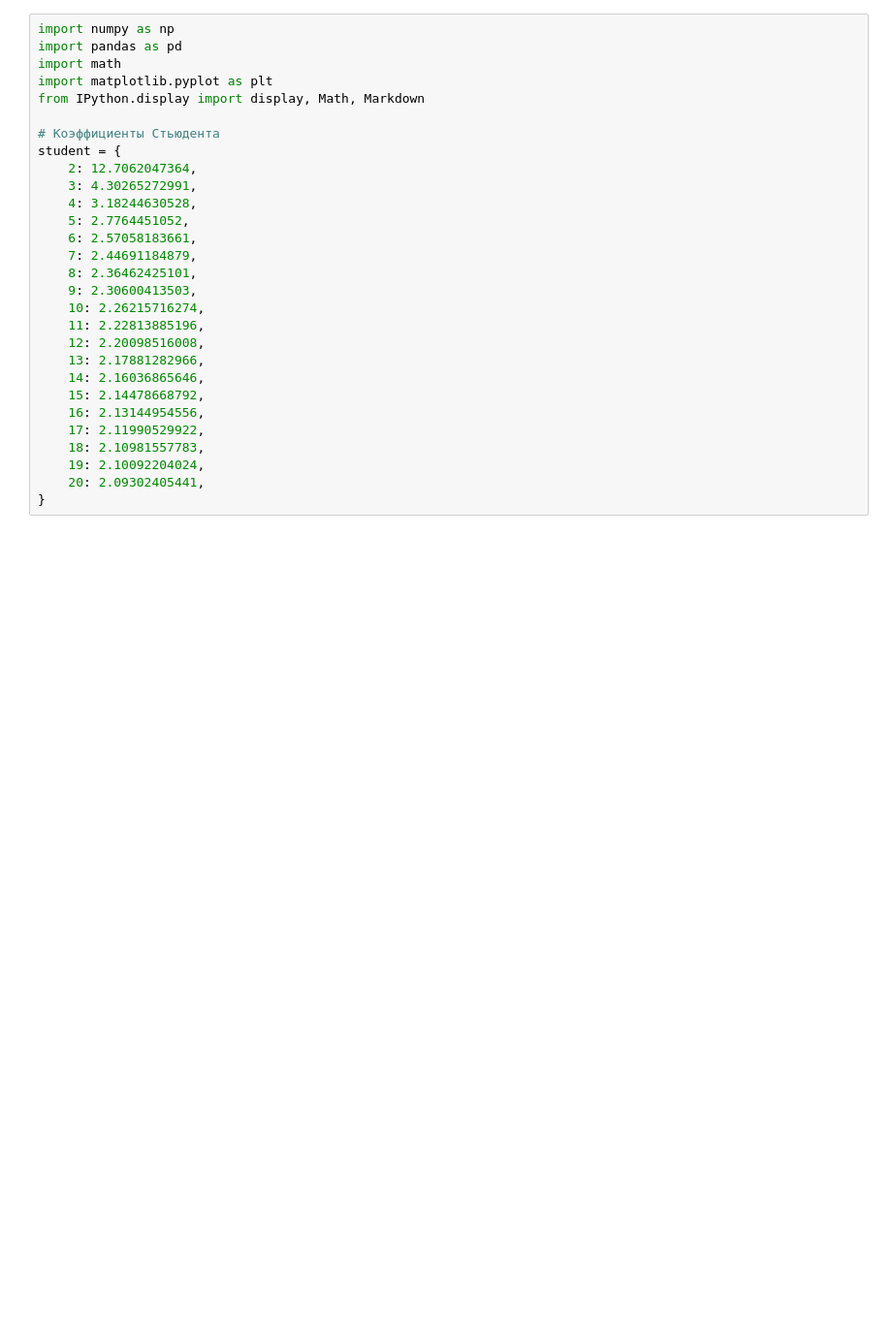
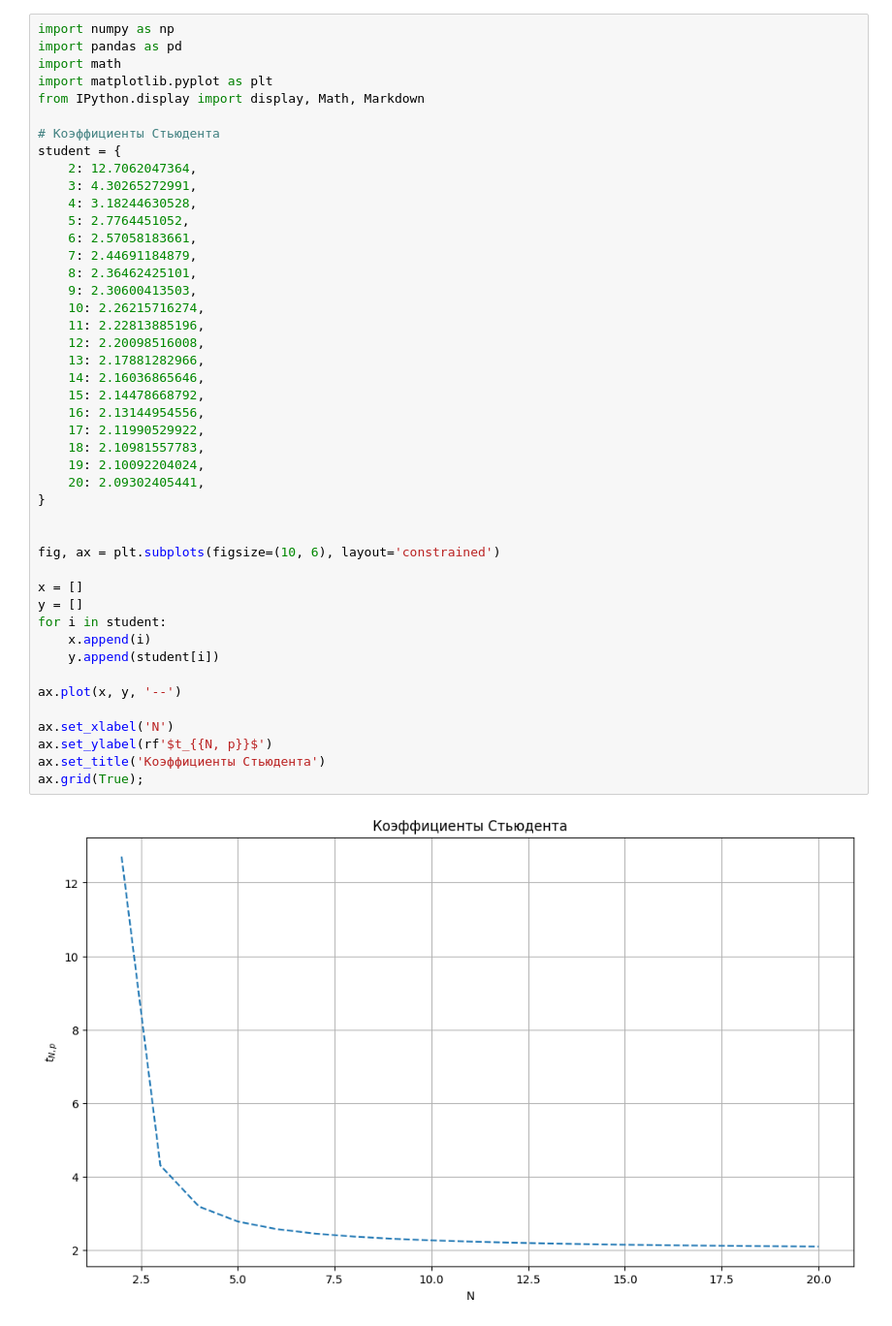
Before and after one commit to abezpalov/lab, a Jupyter notebook: ph-lab-02.ipynb, the cells around one changed output. Shown: that part at 97% size. Drawn from its saved outputs; the diff is of its cells as text; blank space fills up the shorter version.

```diff
--- a/ph-lab-02.ipynb
+++ b/ph-lab-02.ipynb
@@ -1,32 +1,50 @@
 # %%
 import numpy as np
 import pandas as pd
 import math
 import matplotlib.pyplot as plt
 from IPython.display import display, Math, Markdown
 
 # Коэффициенты Стьюдента
 student = {
     2: 12.7062047364,
     3: 4.30265272991,
     4: 3.18244630528,
     5: 2.7764451052,
     6: 2.57058183661,
     7: 2.44691184879,
     8: 2.36462425101,
     9: 2.30600413503,
     10: 2.26215716274,
     11: 2.22813885196,
     12: 2.20098516008,
     13: 2.17881282966,
     14: 2.16036865646,
     15: 2.14478668792,
     16: 2.13144954556,
     17: 2.11990529922,
     18: 2.10981557783,
     19: 2.10092204024,
     20: 2.09302405441,
 }
+
+
+fig, ax = plt.subplots(figsize=(10, 6), layout='constrained')
+
+x = []
+y = []
+for i in student:
+    x.append(i)
+    y.append(student[i])
+
+ax.plot(x, y, '--')
+
+ax.set_xlabel('N')
+ax.set_ylabel(rf'$t_{{N, p}}$')
+ax.set_title('Коэффициенты Стьюдента')
+ax.grid(True);
+# %% [output]
+[figure, added]
 # %%
 ## Вводные данные ##
 
```
Also changed, not shown: parts of 5 cells of this notebook.
